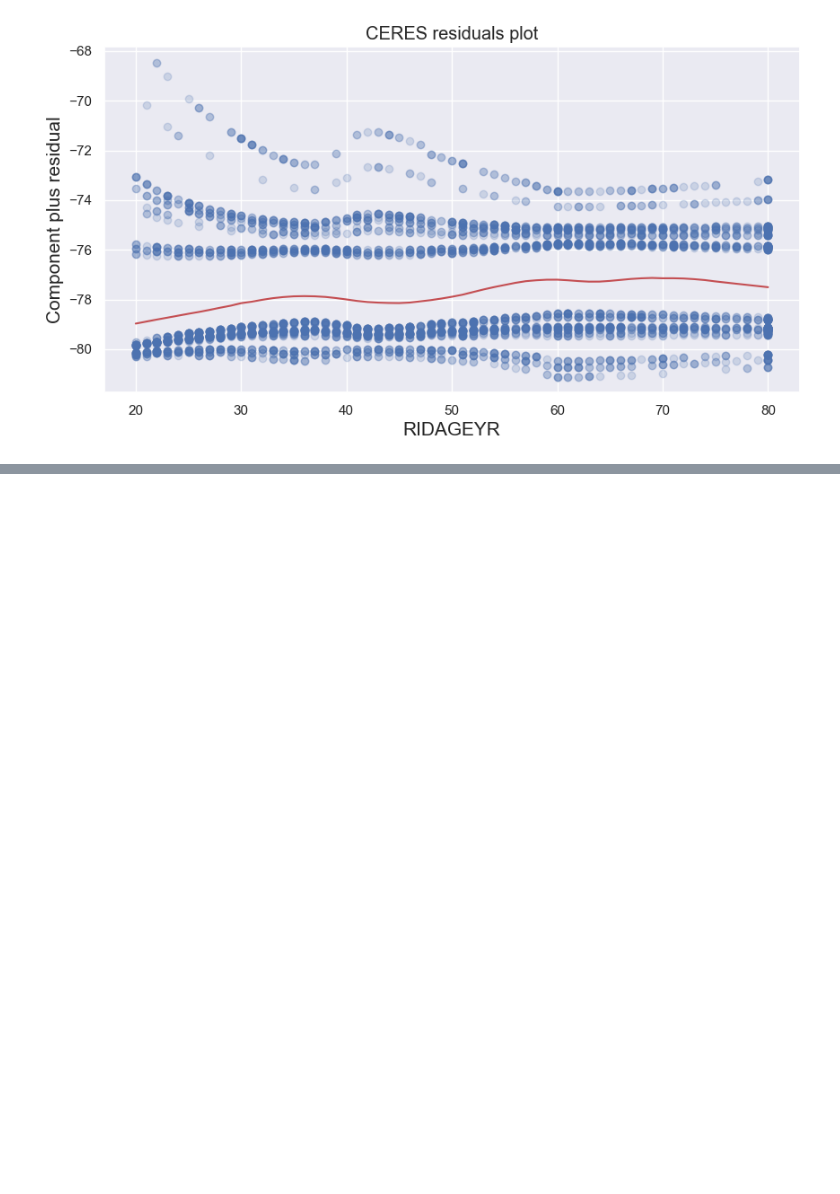
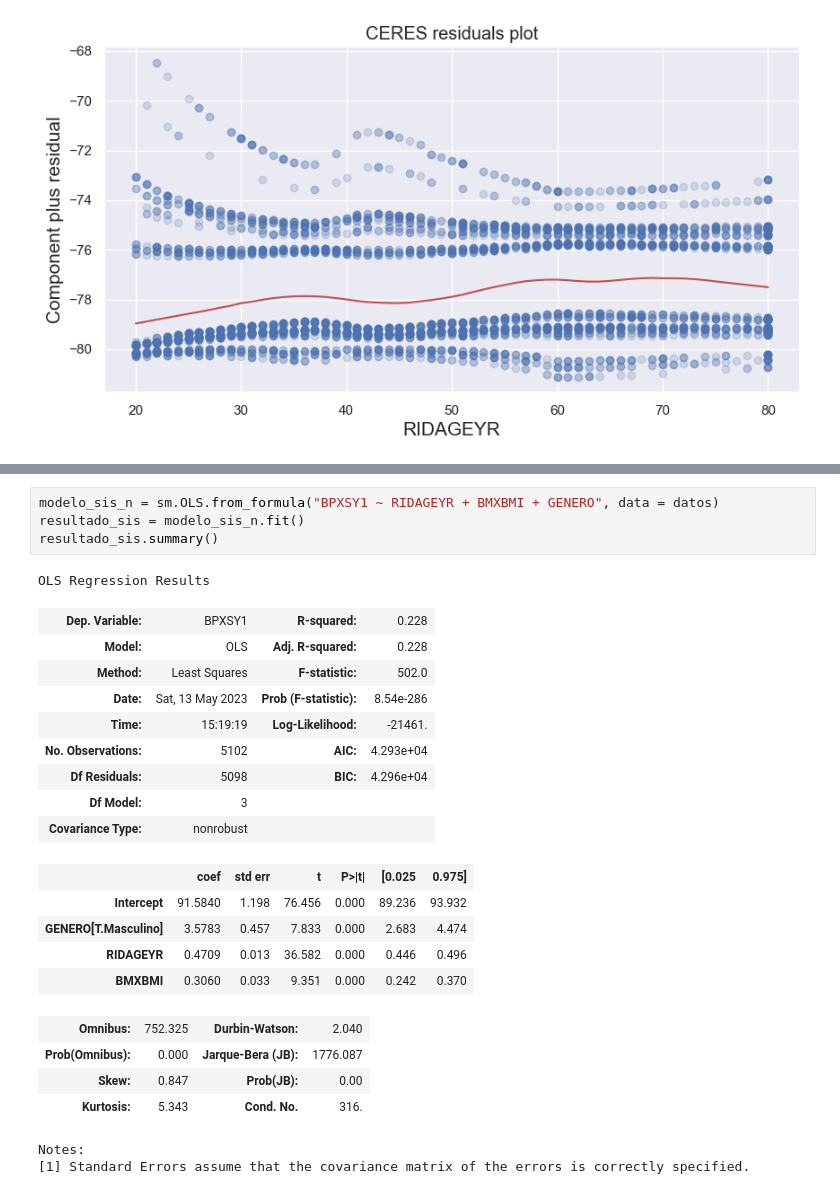
Before and after one commit to onavarrete04/Introduccion-Ciencia-Datos, a Jupyter notebook: 2023_modelos_estadísticos_datos.ipynb, the cells around one changed output, grey strips where cells are left out. Cells and saved outputs as stored; diff of their text form; blank space fills up the shorter version.

```diff
--- a/2023_modelos_estadísticos_datos.ipynb
+++ b/2023_modelos_estadísticos_datos.ipynb
@@ -1232,0 +1360,26 @@ _ = add_lowess(ax)
+# %%
+modelo_sis_n = sm.OLS.from_formula("BPXSY1 ~ RIDAGEYR + BMXBMI + GENERO", data = datos)
+resultado_sis = modelo_sis_n.fit()
+resultado_sis.summary()
+# %% [output]
+OLS Regression Results
+| Dep. Variable: | BPXSY1 | R-squared: | 0.228 |
+| Model: | OLS | Adj. R-squared: | 0.228 |
+| Method: | Least Squares | F-statistic: | 502.0 |
+| Date: | Sat, 13 May 2023 | Prob (F-statistic): | 8.54e-286 |
+| Time: | 15:19:19 | Log-Likelihood: | -21461. |
+| No. Observations: | 5102 | AIC: | 4.293e+04 |
+| Df Residuals: | 5098 | BIC: | 4.296e+04 |
+| Df Model: | 3 |  |  |
+| Covariance Type: | nonrobust |  |  |
+|  | coef | std err | t | P>|t| | [0.025 | 0.975] |
+| Intercept | 91.5840 | 1.198 | 76.456 | 0.000 | 89.236 | 93.932 |
+| GENERO[T.Masculino] | 3.5783 | 0.457 | 7.833 | 0.000 | 2.683 | 4.474 |
+| RIDAGEYR | 0.4709 | 0.013 | 36.582 | 0.000 | 0.446 | 0.496 |
+| BMXBMI | 0.3060 | 0.033 | 9.351 | 0.000 | 0.242 | 0.370 |
+| Omnibus: | 752.325 | Durbin-Watson: | 2.040 |
+| Prob(Omnibus): | 0.000 | Jarque-Bera (JB): | 1776.087 |
+| Skew: | 0.847 | Prob(JB): | 0.00 |
+| Kurtosis: | 5.343 | Cond. No. | 316. |
+Notes:
+[1] Standard Errors assume that the covariance matrix of the errors is correctly specified.
```
Also changed, not shown: parts of 21 cells of this notebook.
